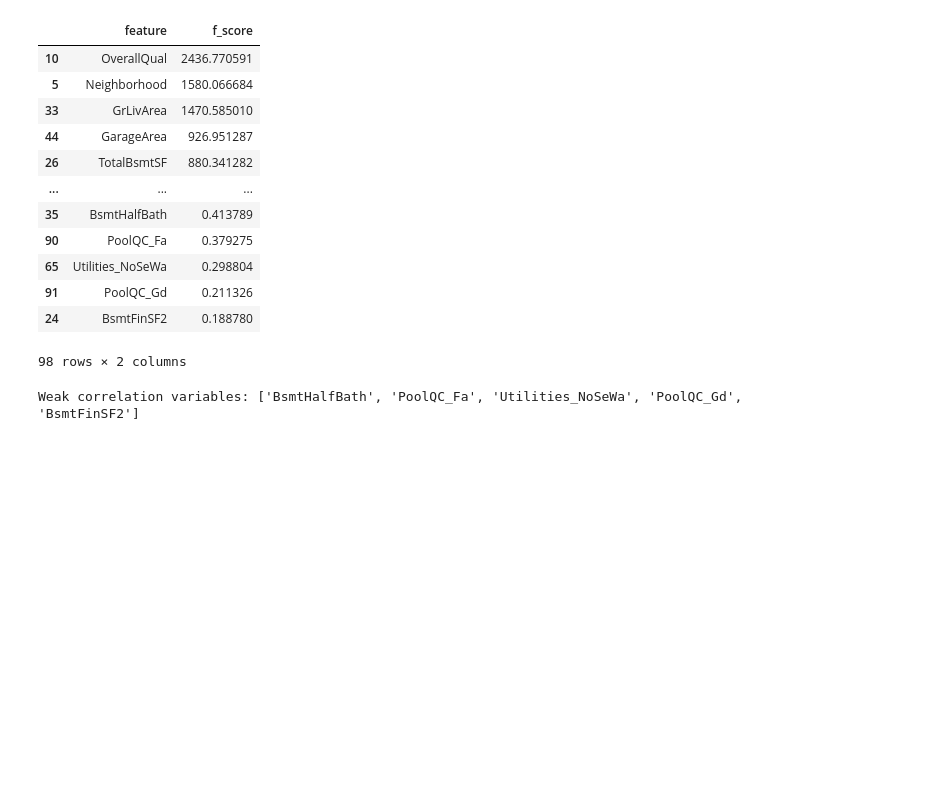
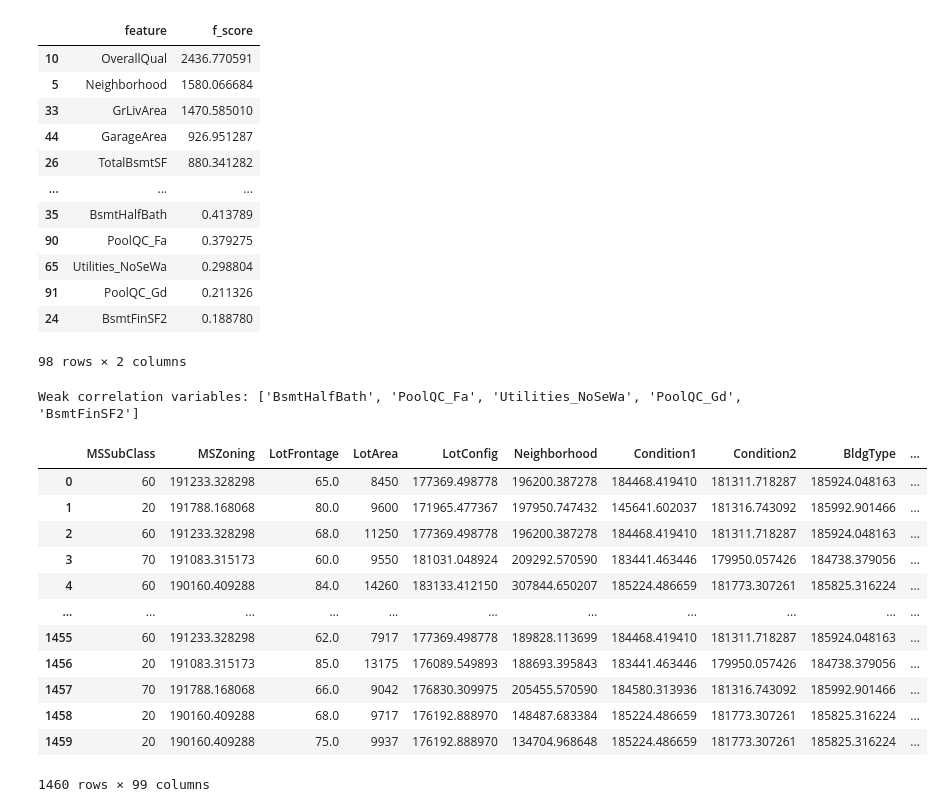
Before and after one commit to SawickiK/MOA_Housing_Prices, a Jupyter notebook: data_preparation.ipynb, the cells around one changed output. Saved outputs shown, nothing was run; the diff lists cells and outputs as text; code cells hidden in the pictures; blank space fills up the shorter version.

```diff
--- a/data_preparation.ipynb
+++ b/data_preparation.ipynb
@@ -256,3 +322,19 @@ Weak correlation variables: ['BsmtHalfBath', 'PoolQC_Fa', 'Utilities_NoSeWa', 'P
 # %%
 df_train.to_csv('./data/df_train.csv', index = False)
 df_test.to_csv('./data/df_test.csv', index = False)
+# %%
+df_train
+# %% [output]
+|  | MSSubClass | MSZoning | LotFrontage | LotArea | LotConfig | Neighborhood | Condition1 | Condition2 | BldgType | ... |
+| 0 | 60 | 191233.328298 | 65.0 | 8450 | 177369.498778 | 196200.387278 | 184468.419410 | 181311.718287 | 185924.048163 | ... |
+| 1 | 20 | 191788.168068 | 80.0 | 9600 | 171965.477367 | 197950.747432 | 145641.602037 | 181316.743092 | 185992.901466 | ... |
+| 2 | 60 | 191233.328298 | 68.0 | 11250 | 177369.498778 | 196200.387278 | 184468.419410 | 181311.718287 | 185924.048163 | ... |
+| 3 | 70 | 191083.315173 | 60.0 | 9550 | 181031.048924 | 209292.570590 | 183441.463446 | 179950.057426 | 184738.379056 | ... |
+| 4 | 60 | 190160.409288 | 84.0 | 14260 | 183133.412150 | 307844.650207 | 185224.486659 | 181773.307261 | 185825.316224 | ... |
+| ... | ... | ... | ... | ... | ... | ... | ... | ... | ... | ... |
+| 1455 | 60 | 191233.328298 | 62.0 | 7917 | 177369.498778 | 189828.113699 | 184468.419410 | 181311.718287 | 185924.048163 | ... |
+| 1456 | 20 | 191083.315173 | 85.0 | 13175 | 176089.549893 | 188693.395843 | 183441.463446 | 179950.057426 | 184738.379056 | ... |
+| 1457 | 70 | 191788.168068 | 66.0 | 9042 | 176830.309975 | 205455.570590 | 184580.313936 | 181316.743092 | 185992.901466 | ... |
+| 1458 | 20 | 190160.409288 | 68.0 | 9717 | 176192.888970 | 148487.683384 | 185224.486659 | 181773.307261 | 185825.316224 | ... |
+| 1459 | 20 | 190160.409288 | 75.0 | 9937 | 176192.888970 | 134704.968648 | 185224.486659 | 181773.307261 | 185825.316224 | ... |
+1460 rows × 99 columns
```
Also changed, not shown: parts of 6 cells of this notebook, 2 other files.
